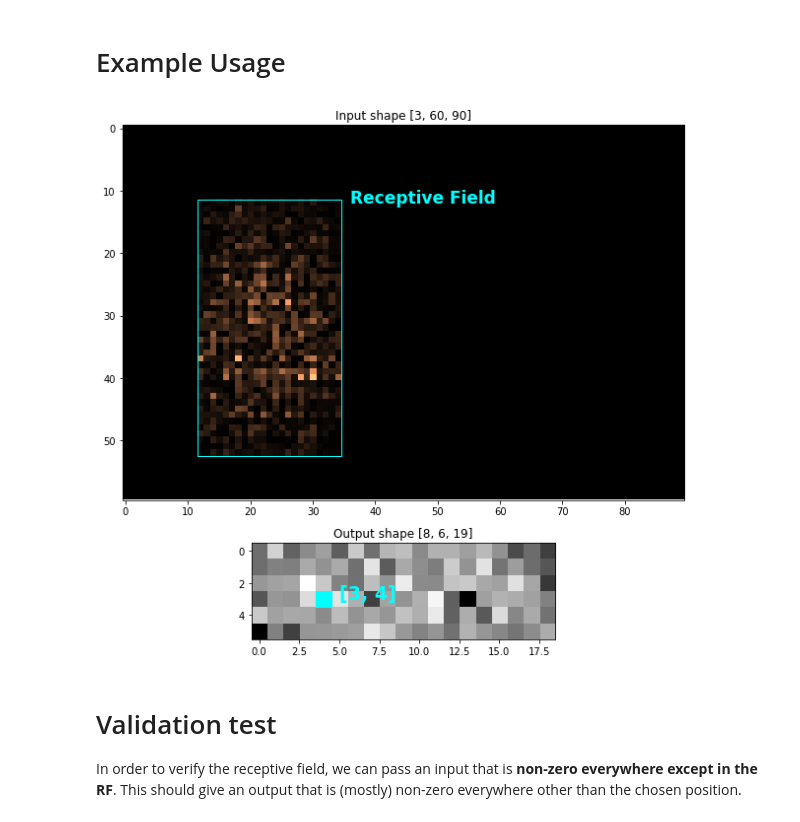
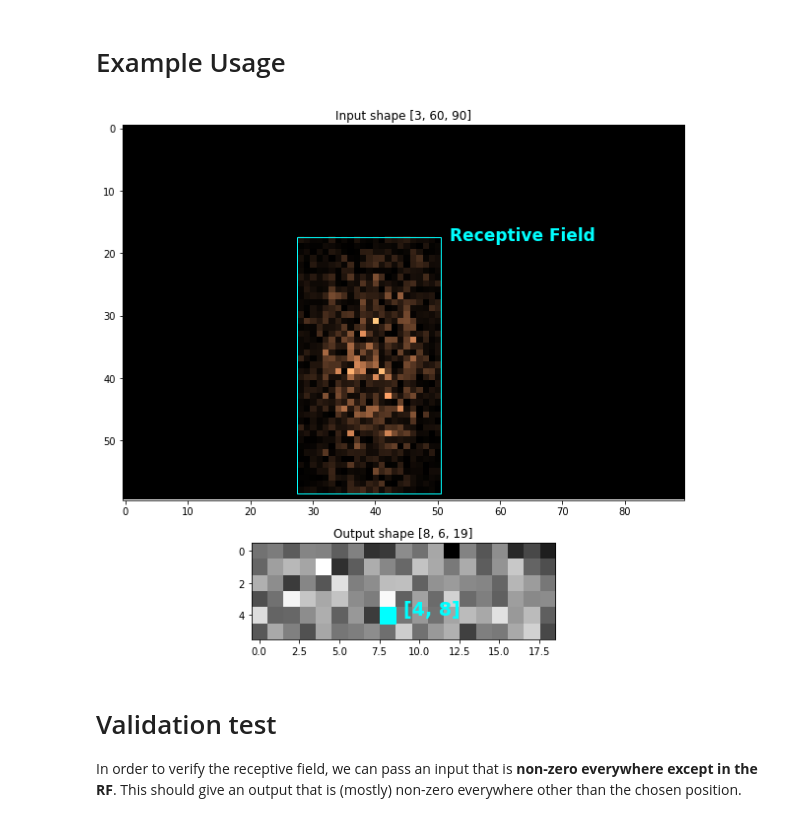
Before and after one commit to ksanjeevan/simple-receptive-field, a Jupyter notebook: demo.ipynb, the cells around one changed output. Cells and saved outputs as stored; diff of their text form; code cells hidden in the pictures.

```diff
--- a/demo.ipynb
+++ b/demo.ipynb
@@ -15,11 +15,11 @@ convs = torch.nn.Sequential(
 
 rf = NumericRF(convs, shape)
 # %%
-rf.heatmap((3,4))
+rf.heatmap((4,8))
 
 rf.plot(None, True)
 # %% [output]
-[figure, old version]
+[figure, new version]
 # %% [markdown]
 # Validation test
 
```
Also changed, not shown: parts of 2 cells of this notebook, 5 other files.
